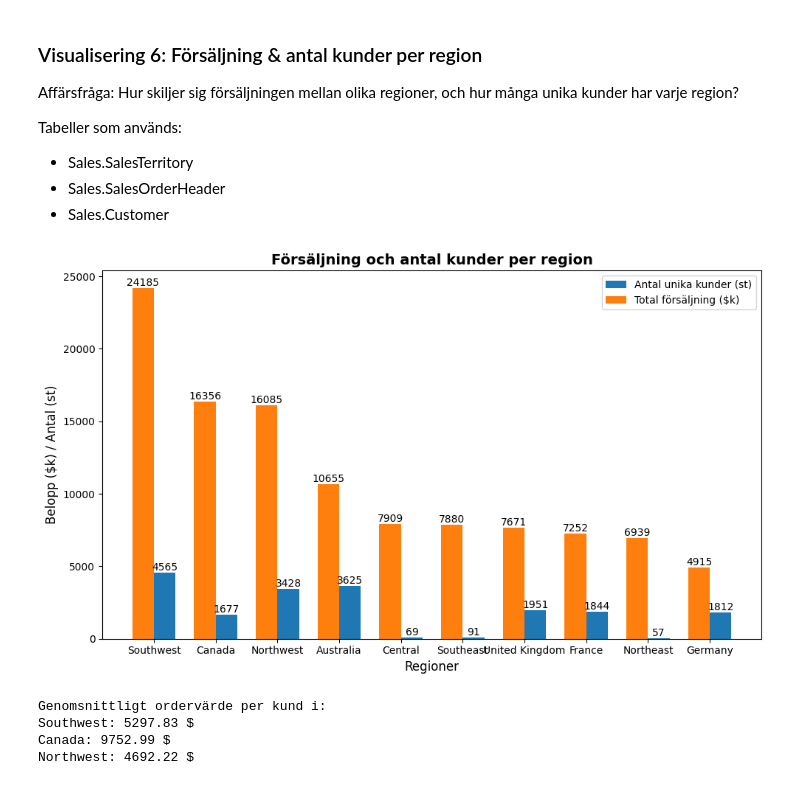
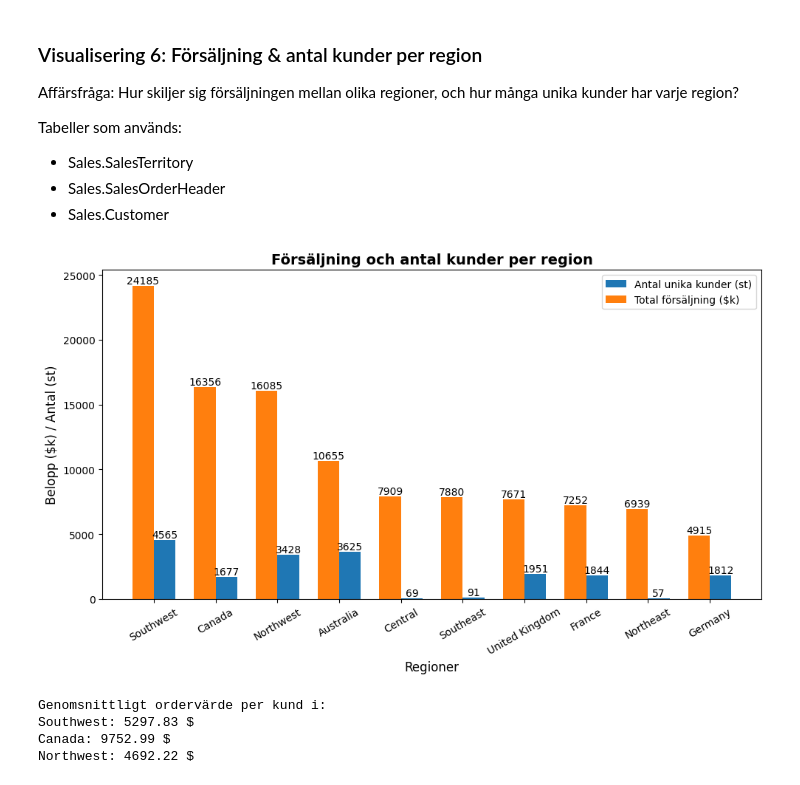
Before and after one commit to josefinoleryd/AdventureWorks_Sales_analysis, a Jupyter notebook: Rapport.ipynb, the cells around one changed output. Saved outputs shown, nothing was run; the diff lists cells and outputs as text; code cells hidden in the pictures.

```diff
--- a/Rapport.ipynb
+++ b/Rapport.ipynb
@@ -651,35 +651,35 @@ bars_customers = ax.bar(
     width,
     label="Antal unika kunder (st)",
 )
 
 bars_revenue = ax.bar(
     x - width / 2,
     df_vis6["TotalFörsäljning"] / 1_000,
     width,
     label="Total försäljning ($k)",
 )
 
 for bars in [bars_customers, bars_revenue]:
     for bar in bars:
         height = bar.get_height()
         ax.text(
             bar.get_x() + bar.get_width() / 2,
             height,
             f"{height:.0f}",
             ha="center",
             va="bottom"
         )
 
 ax.set_xticks(x)
-ax.set_xticklabels(df_vis6["Region"])
+ax.set_xticklabels(df_vis6["Region"], rotation=30)
 ax.set_xlabel("Regioner", fontsize=12)
 ax.set_ylabel("Belopp ($k) / Antal (st)", fontsize=12)
 ax.set_title("Försäljning och antal kunder per region", fontsize=14, fontweight="bold")
 ax.legend()
 
 plt.tight_layout()
 # %% [output]
-[figure, old version]
+[figure, new version]
 # %%
 df_vis6["AOV_per_Customer"] = df_vis6["TotalFörsäljning"] / df_vis6["AntalKunder"]
 
```
Also changed, not shown: parts of 6 cells of this notebook, 1 other file.
